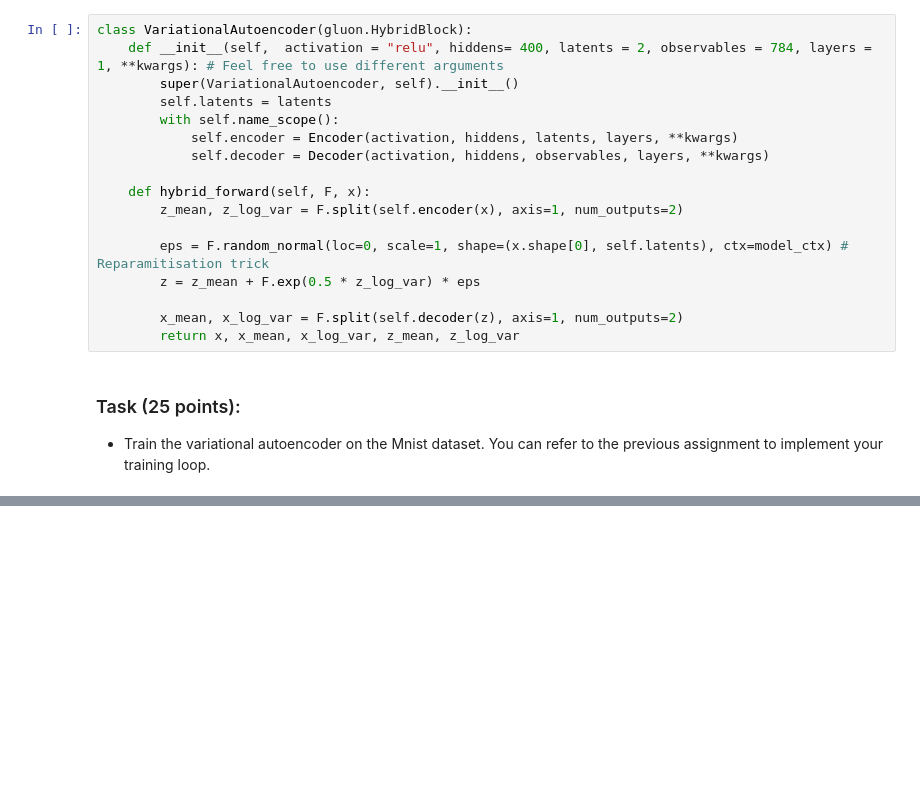
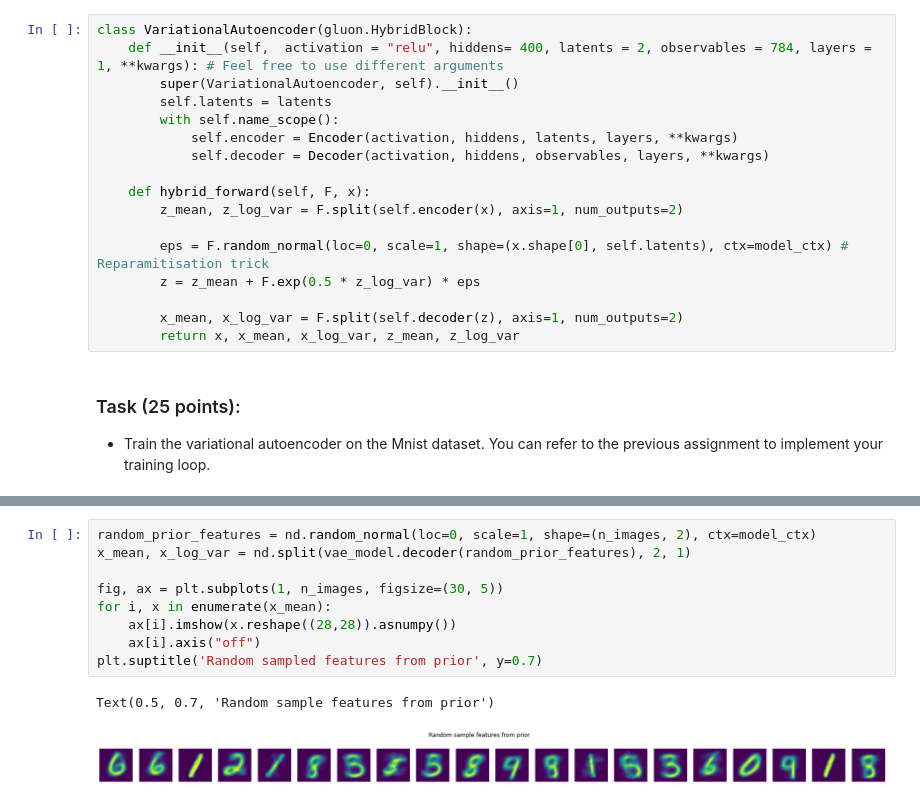
Before and after one commit to thijsgelton/P9-Group7_VariationalAutoEncoder, a Jupyter notebook: VAE.ipynb, the cells around one changed output, grey strips where cells are left out. Drawn from its saved outputs; the diff is of its cells as text; blank space fills up the shorter version.

```diff
--- a/VAE.ipynb
+++ b/VAE.ipynb
@@ -287,0 +352,12 @@ for test_img in mnist["test_data"][0:5, 0]:
+# %%
+random_prior_features = nd.random_normal(loc=0, scale=1, shape=(n_images, 2), ctx=model_ctx)
+x_mean, x_log_var = nd.split(vae_model.decoder(random_prior_features), 2, 1)
+
+fig, ax = plt.subplots(1, n_images, figsize=(30, 5))
+for i, x in enumerate(x_mean):
+    ax[i].imshow(x.reshape((28,28)).asnumpy())
+    ax[i].axis("off")
+plt.suptitle('Random sampled features from prior', y=0.7)
+# %% [output]
+Text(0.5, 0.7, 'Random sample features from prior')
+[figure, added]
```
Also changed, not shown: parts of 13 cells of this notebook.
